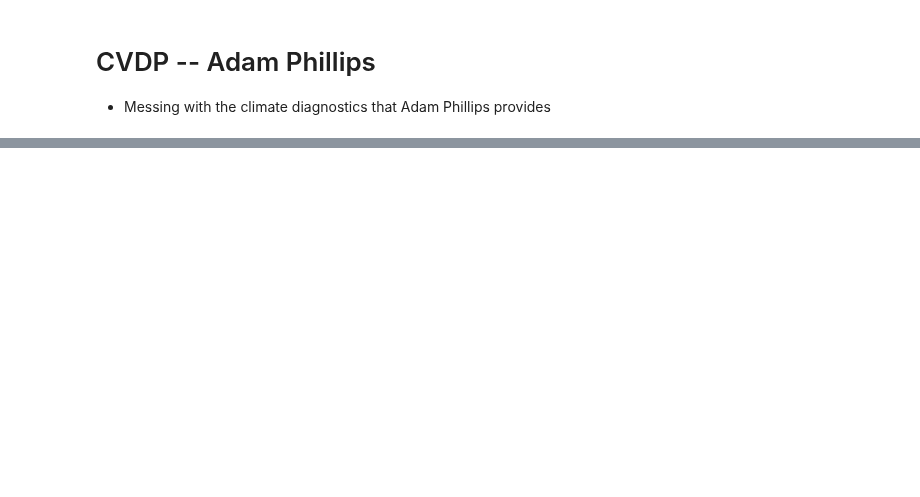
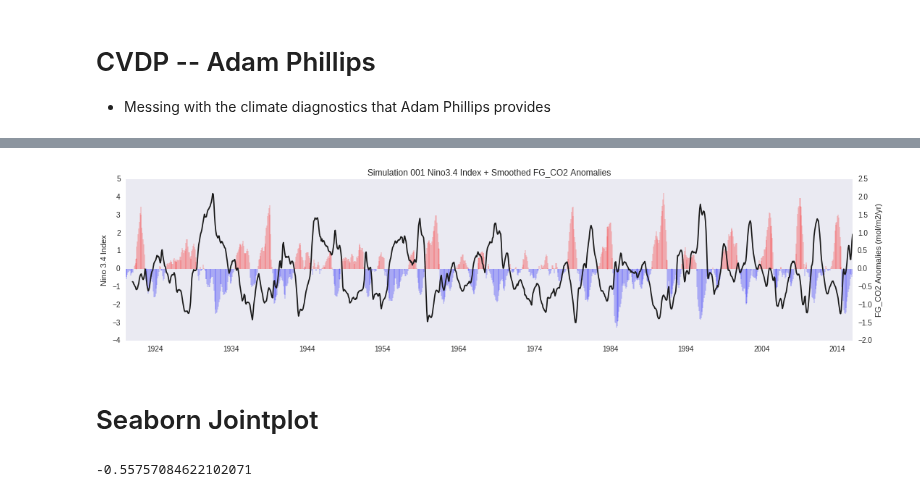
Before and after one commit to bradyrx/EBUS_BGC_Variability, a Jupyter notebook: notebooks/EBUS-ENSO-timeseries-analysis.ipynb, the cells around one changed output, grey strips where cells are left out. Drawn from its saved outputs; the diff is of its cells as text; code cells hidden in the pictures; blank space fills up the shorter version.

```diff
--- a/notebooks/EBUS-ENSO-timeseries-analysis.ipynb
+++ b/notebooks/EBUS-ENSO-timeseries-analysis.ipynb
@@ -225,22 +230,28 @@ ds_cvdp
+# %%
+data = ds_residuals[10].values
+# %%
+smoothed_data = smooth_series(data, 12)
 # %%
 fig = plt.figure(figsize=(18,4))
-nino_dat = ds_cvdp['nino34'][0]
+nino_dat = ds_cvdp['nino34'][10]
 t = nino_dat.time.values
 pos = nino_dat.where(nino_dat > 0)
 neg = nino_dat.where(nino_dat < 0)
 
 ax1 = fig.add_subplot(111)
 ax1.bar(t, pos, color='none', edgecolor='red')
 ax1.bar(t, neg, color='none', edgecolor='blue')
 ax1.set_ylabel('Nino 3.4 Index')
 
 ax2 = ax1.twinx()
 ax2.plot(t, smoothed_data, '-k')
 ax2.set_ylabel('FG_CO2 Anomalies (mol/m2/yr)')
 
 ax1.grid('off')
 ax2.grid('off')
 
 plt.title('Simulation 001 Nino3.4 Index + Smoothed FG_CO2 Anomalies')
 fig.savefig('ccs-smoothed-fgco2-and-nino34-plot.png')
 fig.savefig('ccs-smoothed-fgco2-and-nino34-plot.eps')
+# %% [output]
+[figure, added]
@@ -268,0 +258,2 @@ fig.savefig('ccs-smoothed-fgco2-and-pdo-plot.eps')
+# %% [markdown]
+# Seaborn Jointplot
@@ -268,0 +265,5 @@ fig.savefig('ccs-smoothed-fgco2-and-pdo-plot.eps')
+# %%
+slope, intercept, r_value, p_value, std_err = stats.linregress(ts2, ts1)
+r_value
+# %% [output]
+-0.55757084622102071
```
Also changed, not shown: parts of 8 cells of this notebook, 3 other files.
